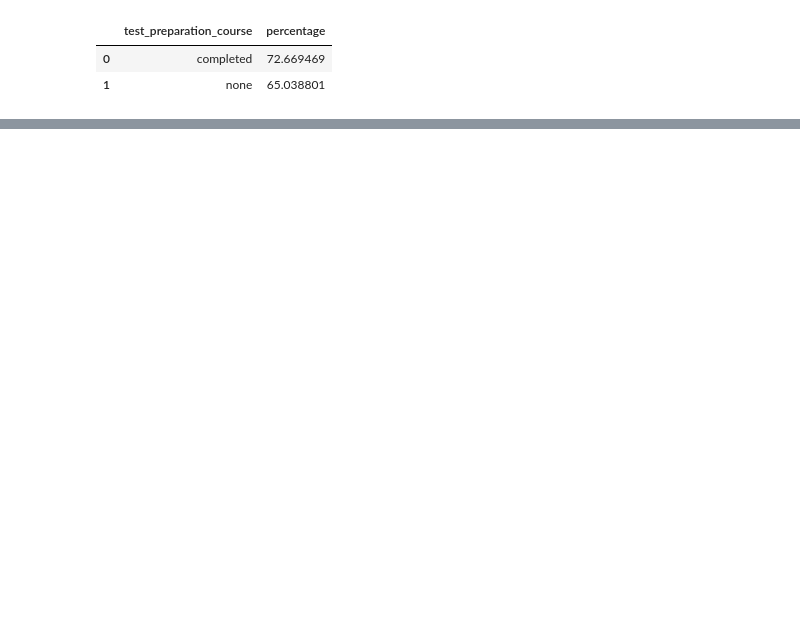
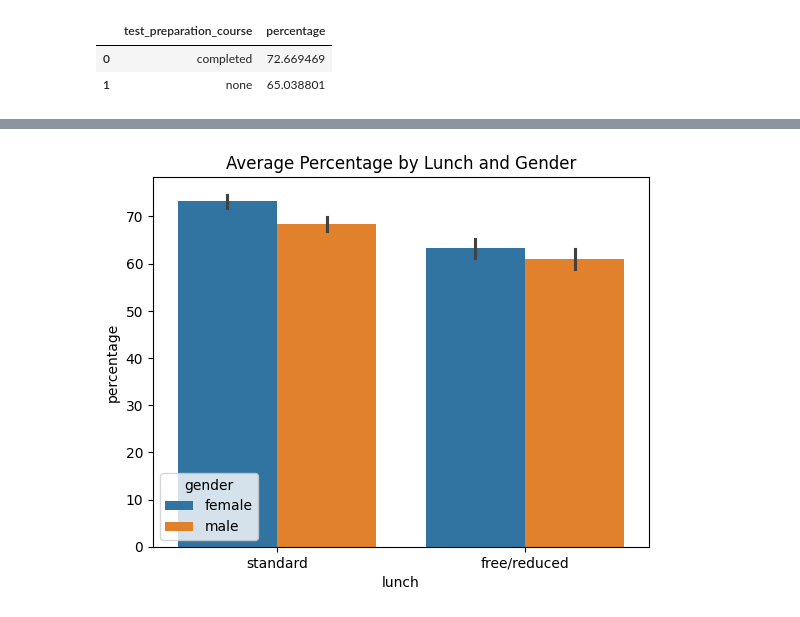
Before and after one commit to Saif907/Ml-Project, a Jupyter notebook: notebook/EDA.ipynb, the cells around one changed output, grey strips where cells are left out. Cells and saved outputs as stored; diff of their text form; code cells hidden in the pictures; blank space fills up the shorter version.

```diff
--- a/notebook/EDA.ipynb
+++ b/notebook/EDA.ipynb
@@ -231,0 +274,7 @@ Passing `palette` without assigning `hue` is deprecated and will be removed in v
+# %%
+# Barplot: Average Percentage by Lunch and Gender
+sns.barplot(x='lunch', y='percentage', hue='gender', data=df)
+plt.title('Average Percentage by Lunch and Gender')
+plt.show()
+# %% [output]
+[figure, added]
```
Also changed, not shown: parts of 25 cells of this notebook, 1 other file.
